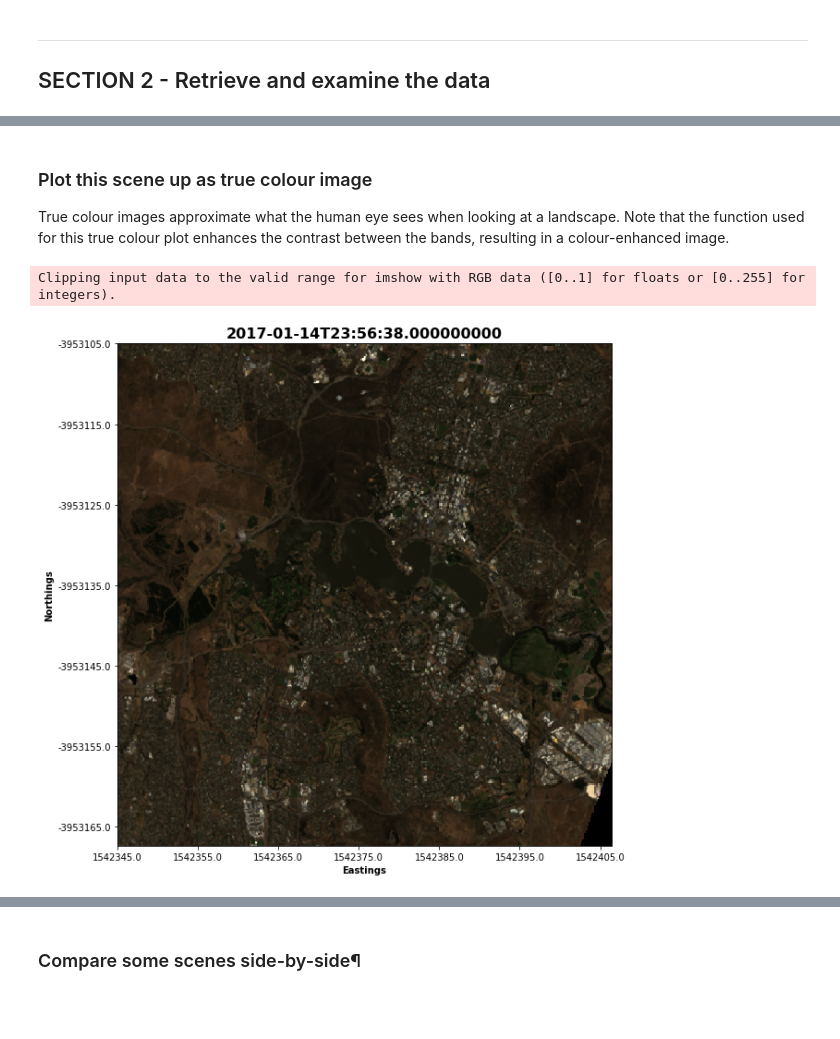
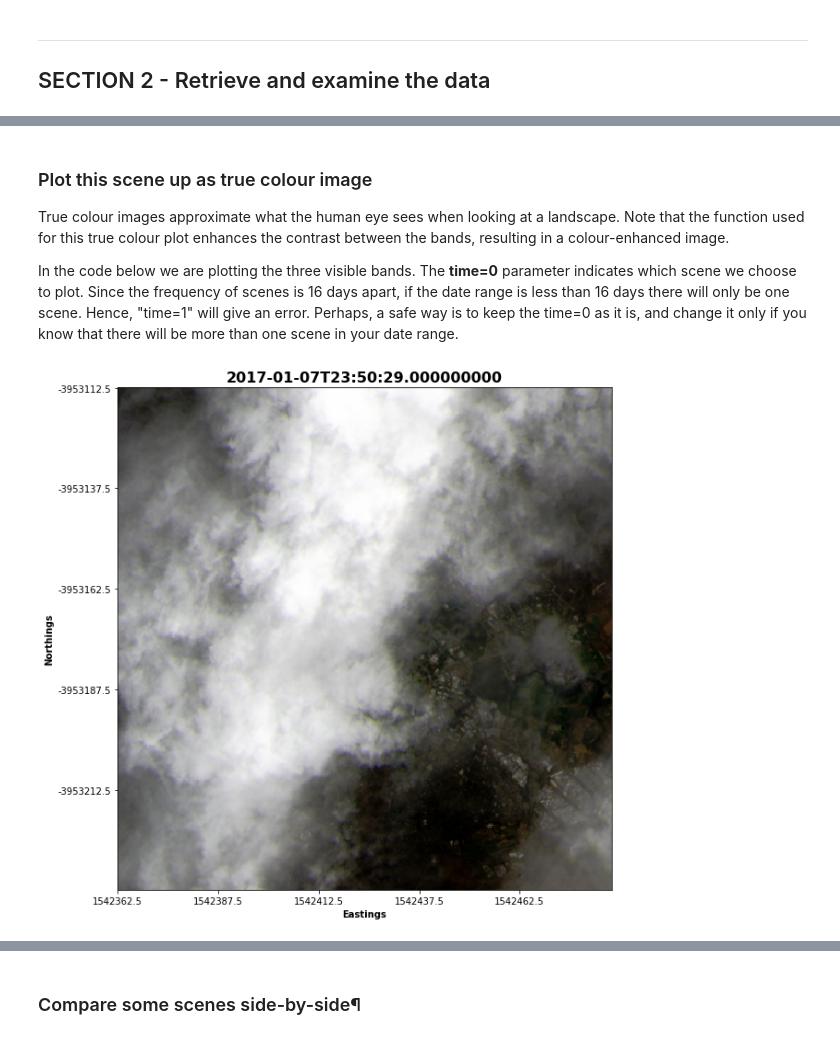
Before and after one commit to senani/digitalearthau, a Jupyter notebook: docs/Landsats/GettingStartedWithLandSats5-7-8.ipynb, the cells around one changed output, grey strips where cells are left out. Cells and saved outputs as stored; diff of their text form; code cells hidden in the pictures; blank space fills up the shorter version.

```diff
--- a/docs/Landsats/GettingStartedWithLandSats5-7-8.ipynb
+++ b/docs/Landsats/GettingStartedWithLandSats5-7-8.ipynb
@@ -373,8 +409,5 @@ To load in the Sentinel data, we have a number of options we can use in building
 query = {
         'lat': (-35.25, -35.35),
         'lon': (149.05, 149.17),
-        'output_crs': 'EPSG:3577',
-        'resolution': (-10, 10),
         'time':('2017-01-01', '2017-02-15')
         }
-Canberra = dc.load(product='ls8_nbar_albers', group_by='solar_day', **query)
@@ -405,0 +436,2 @@ Attributes:
+# %%
+ds = dc.load(product='ls8_nbar_albers', group_by='solar_day', **query)
@@ -406,3 +609,5 @@ Attributes:
 # %% [markdown]
 ### Plot this scene up as true colour image
 True colour images approximate what the human eye sees when looking at a landscape. Note that the function used for this true colour plot enhances the contrast between the bands, resulting in a colour-enhanced image.
+
+In the code below we are plotting the three visible bands. The **time=0** parameter indicates which scene we choose to plot. Since the frequency of scenes is 16 days apart, if the date range is less than 16 days there will only be one scene. Hence, "time=1" will give an error. Perhaps, a safe way is to keep the time=0 as it is, and change it only if you know that there will be more than one scene in your date range.
@@ -481,8 +614,7 @@ def three_band_image(ds, bands, time=0, figsize=[10, 10], contrast_enhance=False
 # %%
-#DEAPlotting.three_band_image(Canberra, bands = ['red', 'green', 'blue'], time = 1)
-three_band_image(Canberra, bands = ['red', 'green', 'blue'], time = 1)
+#DEAPlotting.three_band_image(ds, bands = ['red', 'green', 'blue'], time = 1)
+three_band_image(ds, bands = ['red', 'green', 'blue'], time = 0)
 # %% [output]
-Clipping input data to the valid range for imshow with RGB data ([0..1] for floats or [0..255] for integers).
-[figure, old version]
+[figure, new version]
 # %% [markdown]
 ### Plot this scene up as false colour image
```
Also changed, not shown: parts of 38 cells of this notebook.
